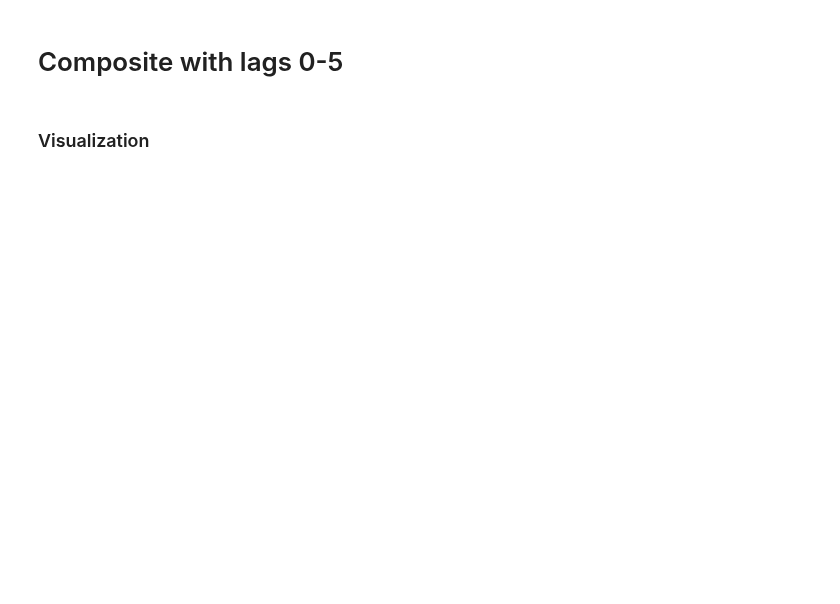
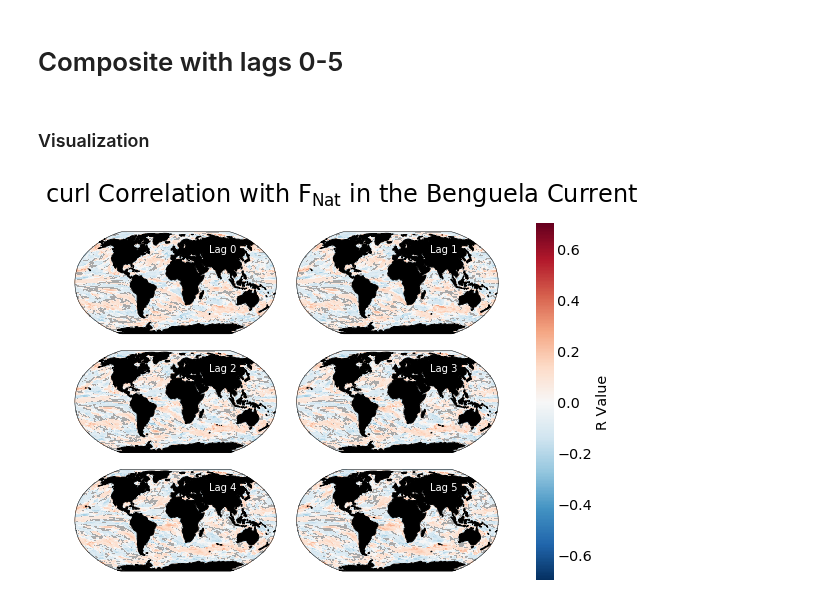
Before and after one commit to bradyrx/EBUS_BGC_Variability, a Jupyter notebook: notebooks/Global_Regressions/global_regression_analysis.ipynb, the cells around one changed output. Saved outputs shown, nothing was run; the diff lists cells and outputs as text; code cells hidden in the pictures; blank space fills up the shorter version.

```diff
--- a/notebooks/Global_Regressions/global_regression_analysis.ipynb
+++ b/notebooks/Global_Regressions/global_regression_analysis.ipynb
@@ -111,8 +119,8 @@ def load_lag_composite(var, ebu, lag):
     ds = meshgrid(ds.lon, ds.lat, ds)
     return ds
 # %%
-VAR = 'SST'
-EBU = 'CanCS'
+VAR = 'curl'
+EBU = 'BenCS'
 SMOOTH = False
 # %%
 # Load lagged 0 through 6 months
@@ -148,35 +155,40 @@ else:
                        subplot_kw={'projection': ccrs.Robinson(central_longitude=0)},
                        gridspec_kw = {'wspace':0, 'hspace':0},
                        figsize=(8,6))
+
+if VAR == "FG_ALT_CO2":
+    ds['r'] = ds['r'] * -1
 # Main title.
 st = f.suptitle(VAR + ' Correlation with F$_{\mathrm{Nat}}$ in the ' +
                   ebu_names[EBU], fontsize=24)
 
 for i, ax in enumerate(axes.flat):
     # Projection Aesthetics
     ax.outline_patch.set_edgecolor('k')
     ax.add_feature(cfeature.LAND, facecolor='k')
 
     # P-Color R values
     ds = eval('ds' + str(i))
     p = ax.pcolormesh(ds['gridlon'], ds['gridlat'], ds['r'], transform=ccrs.PlateCarree(),
                   vmin=-0.7, vmax=0.7, cmap=cmap)
 
     # Contours
     cs = ax.contour(ds['gridlon'], ds['gridlat'], ds['r'], transform=ccrs.PlateCarree(),
                     linewidths=1, colors='k', levels=levels)
 
     # Labels
     ax.text(67, 48, 'Lag ' + str(i), color='w', transform=ccrs.Geodetic())
 
 # Tight layout + subplot adjustment
 f.tight_layout()
 f.subplots_adjust(top=0.85)
 st.set_y(0.95)
 
 # Colorbar
 cax,kw = mpl.colorbar.make_axes([ax for ax in axes.flat])
 cb = plt.colorbar(p, cax=cax, **kw)
 cb.set_label('R Value')
 
 plt.show()
+# %% [output]
+[figure, added]
```
Also changed, not shown: parts of 3 cells of this notebook, 9 other files.
